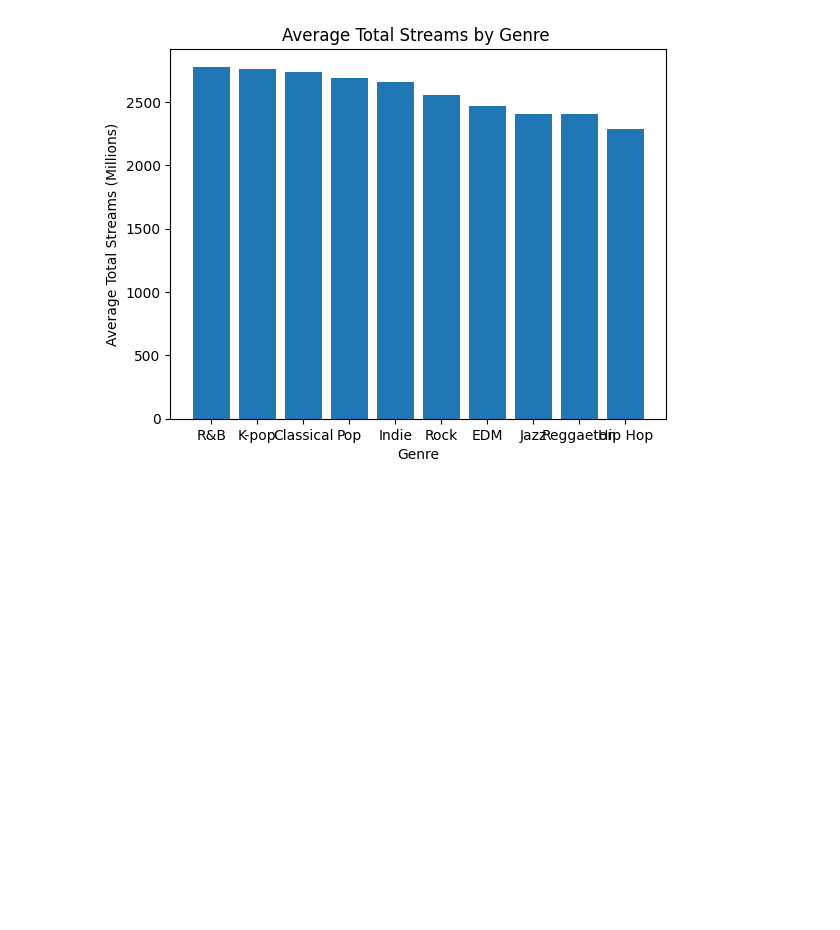
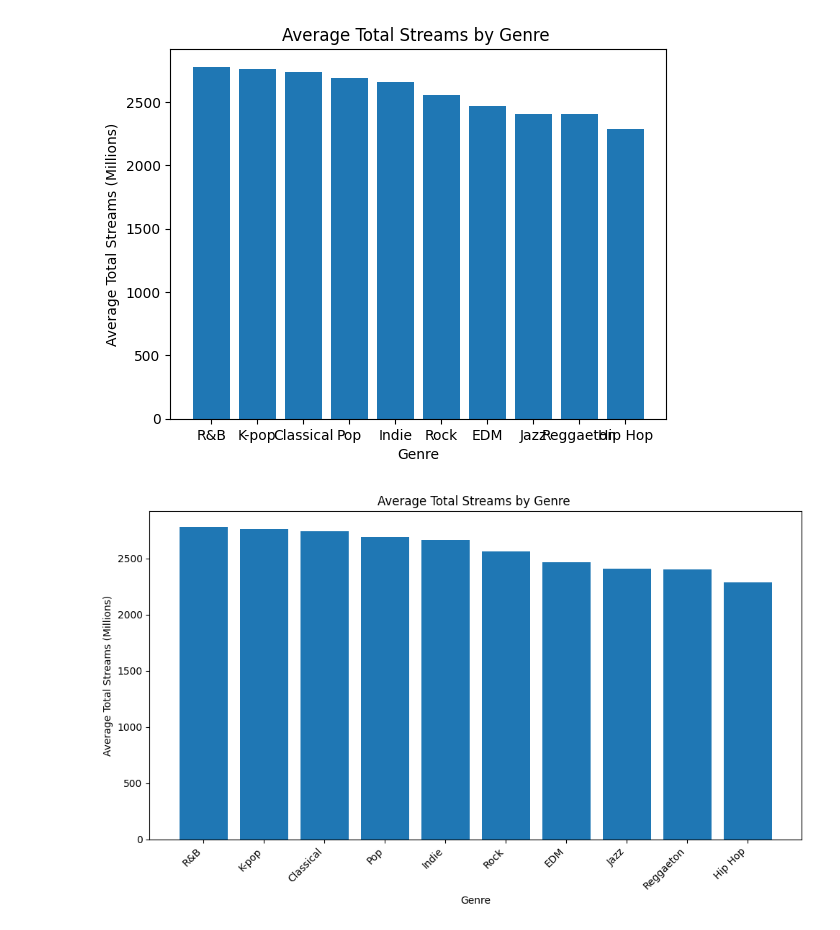
Before and after one commit to amydaniel24/learning_plots_amydaniel, a Jupyter notebook: notebooks/spotify_plots_walkthrough.ipynb, the cells around one changed output. Cells and saved outputs as stored; diff of their text form; code cells hidden in the pictures; blank space fills up the shorter version.

Commit message:
Change Figure, rotation, HA, tight layout

```diff
--- a/notebooks/spotify_plots_walkthrough.ipynb
+++ b/notebooks/spotify_plots_walkthrough.ipynb
@@ -43,3 +43,16 @@ plt.title('Average Total Streams by Genre ')
 plt.show()
 # %% [output]
 [figure]
+# %%
+plt.figure(figsize=(10,6))
+
+plt.bar(average_streams.index, average_streams.values)
+plt.xlabel('Genre')
+plt.ylabel('Average Total Streams (Millions)')
+plt.title('Average Total Streams by Genre ')
+plt.xticks(rotation=45, ha='right' )
+plt.tight_layout()
+
+plt.show()
+# %% [output]
+[figure, added]
```
